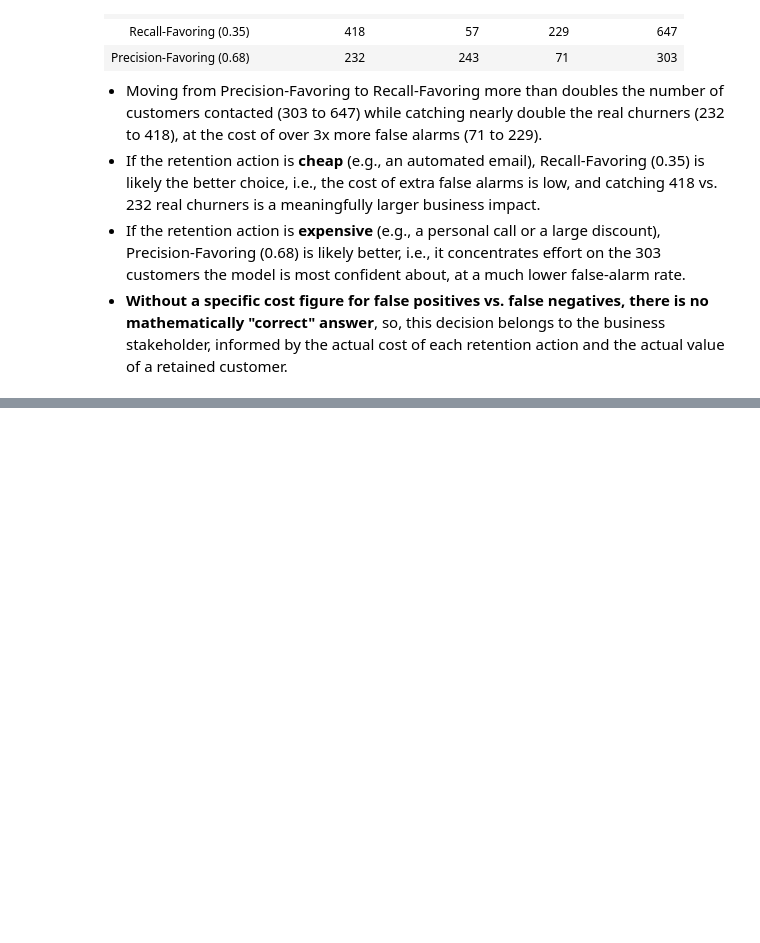
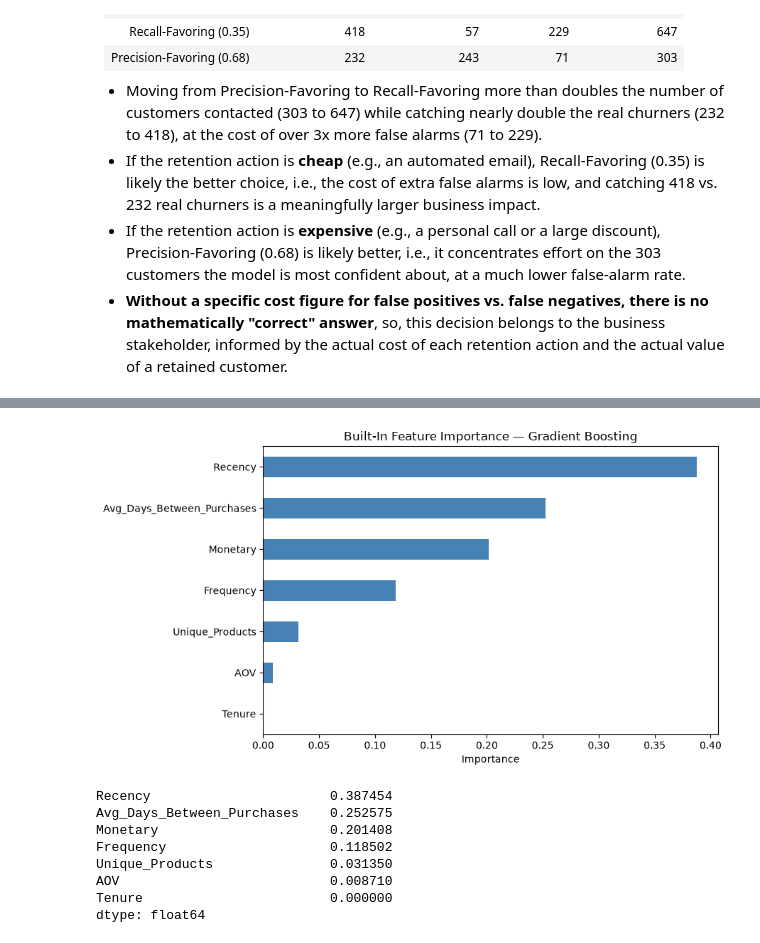
Before and after one commit to SourodeepRoy30/clv-predictor, a Jupyter notebook: notebooks/4_classification.ipynb, the cells around one changed output, grey strips where cells are left out. Cells and saved outputs as stored; diff of their text form; code cells hidden in the pictures; blank space fills up the shorter version.

```diff
--- a/notebooks/4_classification.ipynb
+++ b/notebooks/4_classification.ipynb
@@ -743,0 +753,22 @@ Precision-Favoring (0.68): Precision=0.766, Recall=0.488, Flagged as churned=303
+# %%
+importances = pd.Series(best_gb.feature_importances_, index=feature_cols).sort_values(ascending=False)
+
+fig, ax = plt.subplots(figsize=(9, 5))
+importances.plot(kind='barh', ax=ax, color='steelblue')
+ax.set_title("Built-In Feature Importance — Gradient Boosting")
+ax.set_xlabel("Importance")
+ax.invert_yaxis()
+plt.tight_layout()
+plt.show()
+
+importances
+# %% [output]
+[figure, added]
+Recency                       0.387454
+Avg_Days_Between_Purchases    0.252575
+Monetary                      0.201408
+Frequency                     0.118502
+Unique_Products               0.031350
+AOV                           0.008710
+Tenure                        0.000000
+dtype: float64
```
Also changed, not shown: parts of 15 cells of this notebook, 3 other files.
